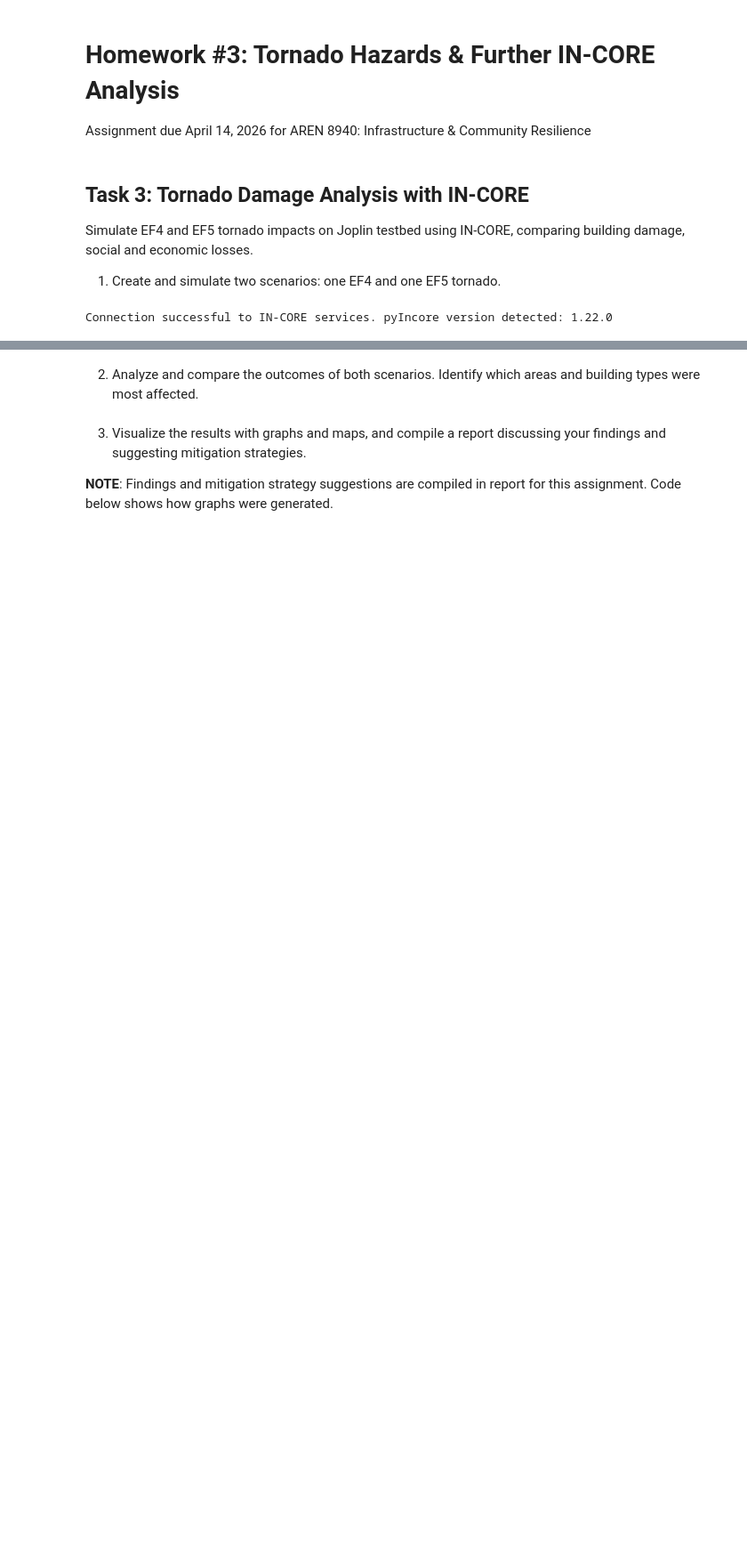
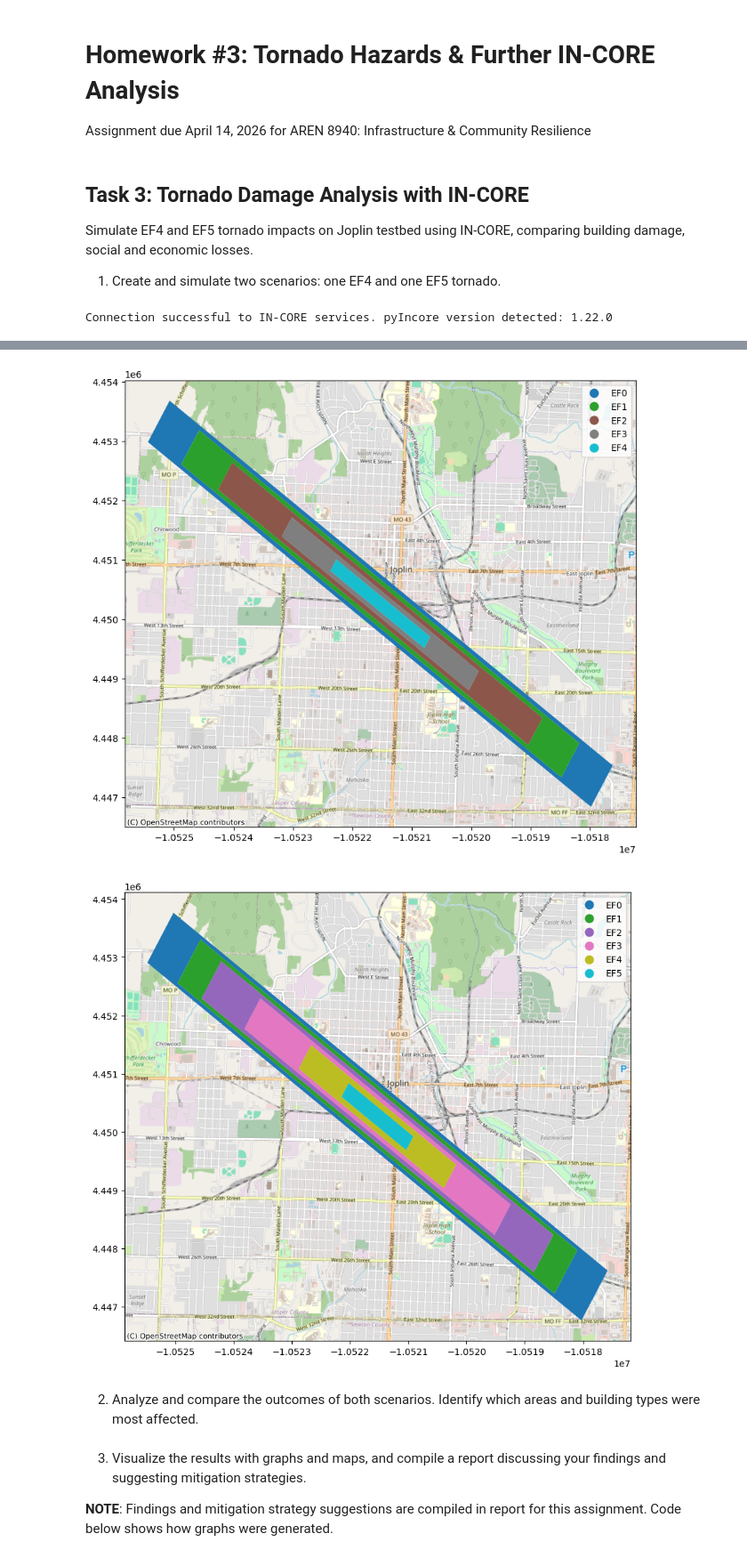
Before and after one commit to julia-ehlers/AREN-8940-infra-comm-resilience, a Jupyter notebook: homework-3/homework-3.ipynb, the cells around one changed output, grey strips where cells are left out. Shown at 89% size. Drawn from its saved outputs; the diff is of its cells as text; code cells hidden in the pictures; blank space fills up the shorter version.

Commit message:
tornadoes created for question 3

```diff
--- a/homework-3/homework-3.ipynb
+++ b/homework-3/homework-3.ipynb
@@ -31,3 +94,14 @@ ef5_model = hzrdsvc.create_tornado_scenario(ef5_torando_json)
+# %%
+# Define tornado ID variables.
+ef4_ID = ef4_model['id']    # ID: 69de7ca7a2ef3d7950890f46
+ef5_ID = ef5_model['id']    # ID: 69de7ca90d32537251a7dd8b
+
+# Plot the tornadoes with map showing underneath.
+viz.plot_tornado(ef4_ID, client, basemap = True)
+viz.plot_tornado(ef5_ID, client, basemap = True)
+# %% [output]
+[figure, added]
+[figure, added]
 # %% [markdown]
 2. Analyze and compare the outcomes of both scenarios. Identify which areas and building types were most affected.
 # %% [markdown]
```
Also changed, not shown: parts of 3 cells of this notebook.
